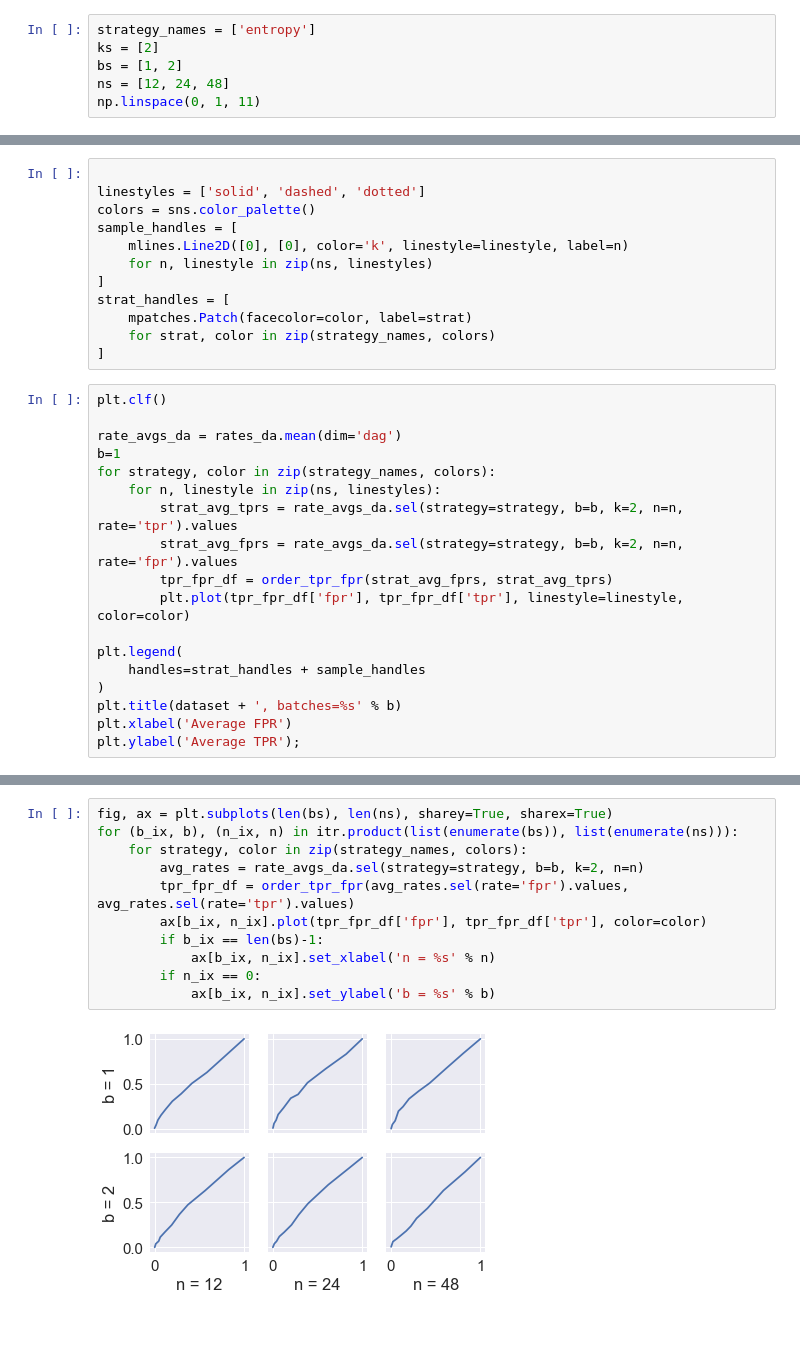
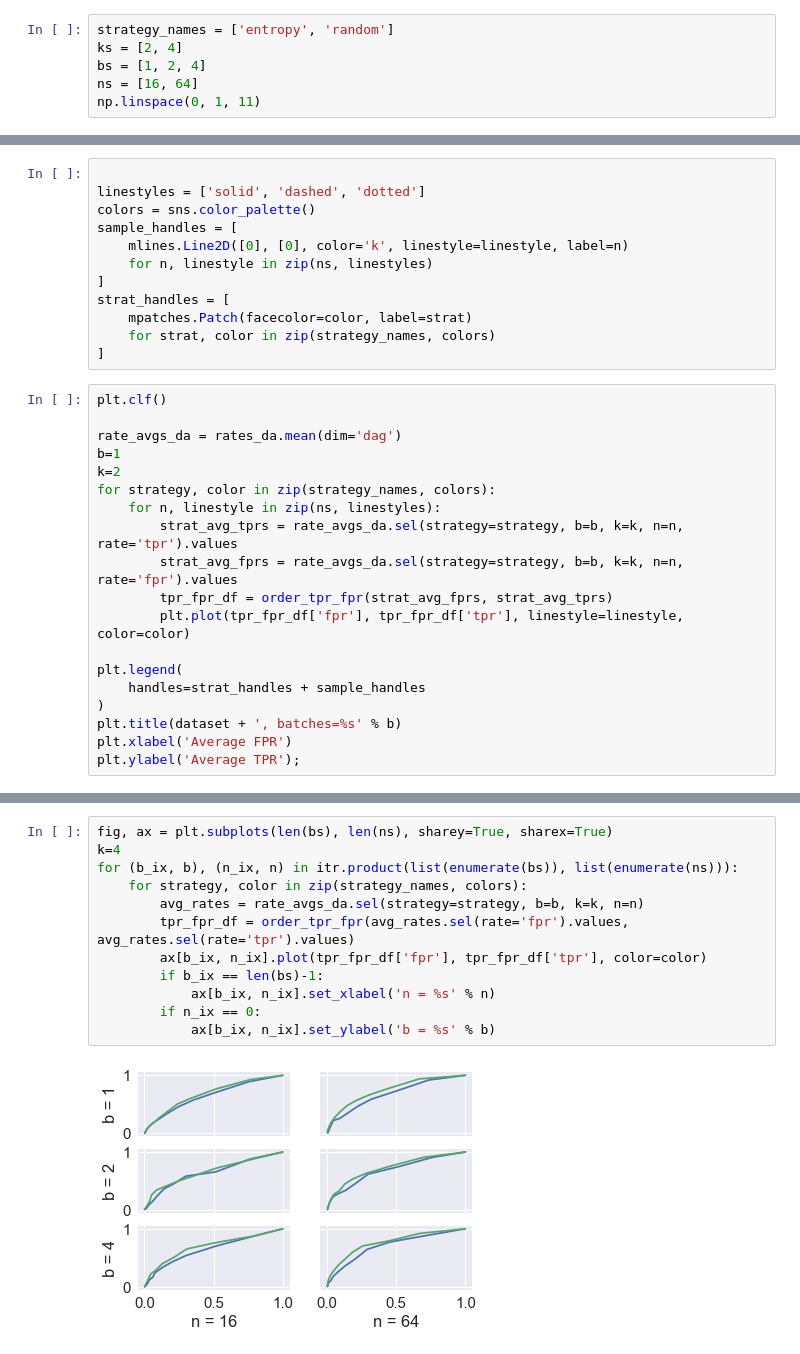
Before and after one commit to agrawalraj/active_learning, a Jupyter notebook: new/analyze_results.ipynb, the cells around one changed output, grey strips where cells are left out. Drawn from its saved outputs; the diff is of its cells as text; blank space fills up the shorter version.

```diff
--- a/new/analyze_results.ipynb
+++ b/new/analyze_results.ipynb
@@ -51,10 +51,10 @@ Computed parent probabilities
 # %% [markdown]
 ### Load the rates DataArray, a 7-dimensional tensor mapping each strategy (strategy name, n, b, k) and significance level to the value of a rate for all DAGs
 # %%
-strategy_names = ['entropy']
-ks = [2]
-bs = [1, 2]
-ns = [12, 24, 48]
+strategy_names = ['entropy', 'random']
+ks = [2, 4]
+bs = [1, 2, 4]
+ns = [16, 64]
 np.linspace(0, 1, 11)
 # %% [output]
 array([0. , 0.1, 0.2, 0.3, 0.4, 0.5, 0.6, 0.7, 0.8, 0.9, 1. ])
@@ -99,10 +115,11 @@ plt.clf()
 
 rate_avgs_da = rates_da.mean(dim='dag')
 b=1
+k=2
 for strategy, color in zip(strategy_names, colors):
     for n, linestyle in zip(ns, linestyles):
-        strat_avg_tprs = rate_avgs_da.sel(strategy=strategy, b=b, k=2, n=n, rate='tpr').values
-        strat_avg_fprs = rate_avgs_da.sel(strategy=strategy, b=b, k=2, n=n, rate='fpr').values
+        strat_avg_tprs = rate_avgs_da.sel(strategy=strategy, b=b, k=k, n=n, rate='tpr').values
+        strat_avg_fprs = rate_avgs_da.sel(strategy=strategy, b=b, k=k, n=n, rate='fpr').values
         tpr_fpr_df = order_tpr_fpr(strat_avg_fprs, strat_avg_tprs)
         plt.plot(tpr_fpr_df['fpr'], tpr_fpr_df['tpr'], linestyle=linestyle, color=color)
 
@@ -117,16 +134,17 @@ plt.ylabel('Average TPR');
 # %%
 fig, ax = plt.subplots(len(bs), len(ns), sharey=True, sharex=True)
+k=4
 for (b_ix, b), (n_ix, n) in itr.product(list(enumerate(bs)), list(enumerate(ns))):
     for strategy, color in zip(strategy_names, colors):
-        avg_rates = rate_avgs_da.sel(strategy=strategy, b=b, k=2, n=n)
+        avg_rates = rate_avgs_da.sel(strategy=strategy, b=b, k=k, n=n)
         tpr_fpr_df = order_tpr_fpr(avg_rates.sel(rate='fpr').values, avg_rates.sel(rate='tpr').values)
         ax[b_ix, n_ix].plot(tpr_fpr_df['fpr'], tpr_fpr_df['tpr'], color=color)
         if b_ix == len(bs)-1:
             ax[b_ix, n_ix].set_xlabel('n = %s' % n)
         if n_ix == 0:
             ax[b_ix, n_ix].set_ylabel('b = %s' % b)
 # %% [output]
-[figure, old version]
+[figure, new version]
 # %%
 ns
 # %% [output]
```
Also changed, not shown: parts of 3 cells of this notebook, 3 other files.
